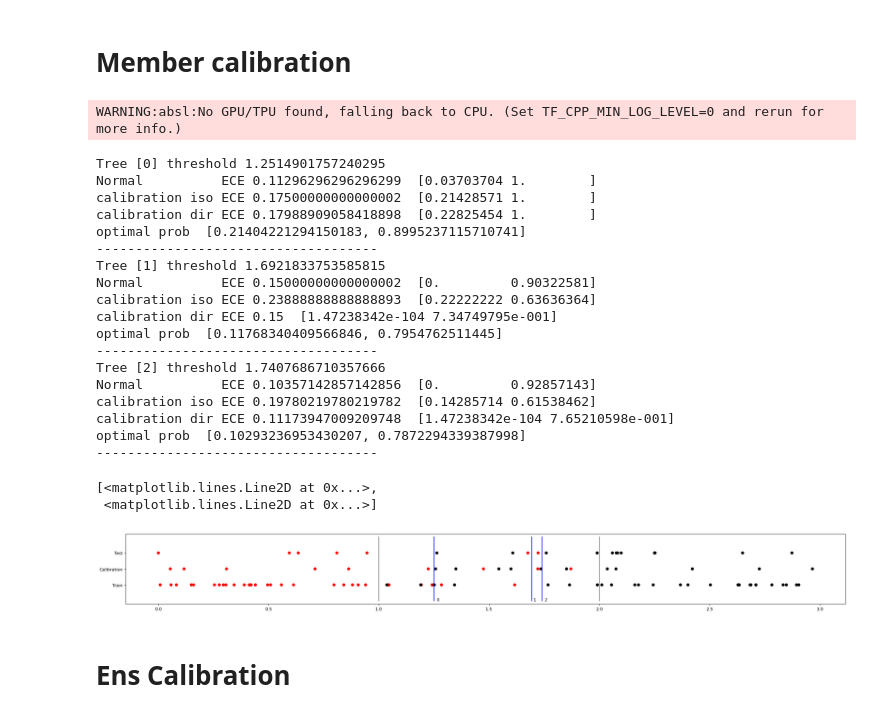
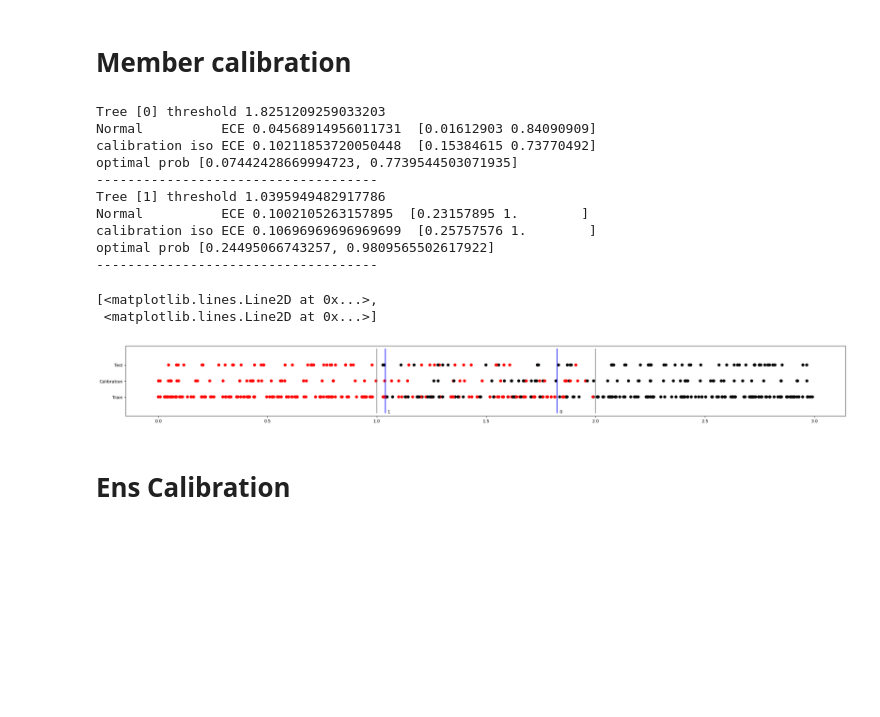
Before and after one commit to mhshaker/Calibration, a Jupyter notebook: Data_simulation_test.ipynb, the cells around one changed output. Cells and saved outputs as stored; diff of their text form; code cells hidden in the pictures; blank space fills up the shorter version.

```diff
--- a/Data_simulation_test.ipynb
+++ b/Data_simulation_test.ipynb
@@ -23,7 +23,7 @@ calibration_method = "isotonic"
 # Data creation
 # %%
 
-data_size = 100
+data_size = 500
 
 x = np.random.uniform(low=0, high=3, size=(data_size,))
 y = np.where(x<1, 0, np.where(x>2, 1, 1/2))
@@ -51,7 +51,7 @@ plt.plot(x1, y1, x2, y2, c="gray")
 # optimal prob
 from math import nan
 
-def opt_prob(x, threshold_side="left"):
+def opt_prob(threshold, x):
     p_a_0 = 1
     p_b_0 = 1/2
     p_c_0 = 0
@@ -61,36 +61,36 @@ def opt_prob(x, threshold_side="left"):
     p_c_1 = 1
 
     # checking the un defined boundaries
-    if x < 0:
+    if threshold < 0:
         return nan
-    if x > 3:
+    if threshold > 3:
         return nan
 
     # calculating the length of each section
-    if x <= 1:
-        a = x
+    if threshold <= 1:
+        a = threshold
         b = 0
         c = 0
-    if 1 < x <= 2:
+    if 1 < threshold <= 2:
         a = 1
-        b = x - 1
+        b = threshold - 1
         c = 0
-    if 2 < x <= 3:
+    if 2 < threshold <= 3:
         a = 1
         b = 1
-        c = x - 2
+        c = threshold - 2
 
-    if threshold_side == "right":
+    if x >= threshold:
         a = 1 - a
         b = 1 - b
         c = 1 - c
 
-        x = 3 - x
-    # print("side ", threshold_side)
+        threshold = 3 - threshold
+    # print("side ", x)
     # print("a ", a)
     # print("b ", b)
     # print("c ", c)
-    prob_1 = (a * p_a_1 + b * p_b_1 + c * p_c_1) / x # Probability of class one on the left side of the threshold ( here threshold is x)
-    prob_0 = (a * p_a_0 + b * p_b_0 + c * p_c_0) / x # Probability of class zero on the left side of the threshold
+    prob_1 = (a * p_a_1 + b * p_b_1 + c * p_c_1) / threshold # Probability of class one on the left side of the threshold ( here threshold is threshold)
+    prob_0 = (a * p_a_0 + b * p_b_0 + c * p_c_0) / threshold # Probability of class zero on the left side of the threshold
 
     return prob_0, prob_1
@@ -109,7 +101,7 @@ opt_prob(2, "right")
 # %% [markdown]
 # Model: Decision stump ensembel
 # %%
-model = RandomForestClassifier(max_depth=1, n_estimators=3, random_state=seed)
+model = RandomForestClassifier(max_depth=1, n_estimators=2, random_state=seed)
 model.fit(x_train, y_train)
 predictions_x_test = model.predict(x_test)
 prob_x_test = model.predict_proba(x_test)
@@ -117,6 +109,7 @@ prob_x_calib = model.predict_proba(x_calib)
 # %% [markdown]
 # Member calibration
 # %%
+thresholds = []
 figure(figsize=(30, 3), dpi=80)
 
 for est_index, estimator in enumerate(model.estimators_):
@@ -136,62 +129,50 @@ for est_index, estimator in enumerate(model.estimators_):
         tree_prob_x_test_calib = model_calib.predict_proba(x_test)
 
         print(f"calibration iso ECE {calibm.confidance_ECE(tree_prob_x_test_calib, y_test)} ", np.unique(tree_prob_x_test_calib[:,0]))
 
     if calibration_method == "Dir":
         skf = StratifiedKFold(n_splits=3, shuffle=True, random_state=0)
         reg = [1e-1, 1e-2, 1e-3, 1e-4, 1e-5]
         calibrator = FullDirichletCalibrator(reg_lambda=reg, reg_mu=None)
         dir_calib = GridSearchCV(calibrator, param_grid={'reg_lambda':  reg, 'reg_mu': [None]}, cv=skf, scoring='neg_log_loss')
         dir_calib.fit(prob_x_calib , y_calib)
         tree_prob_x_test_calib = dir_calib.predict_proba(tree_prob_x_test)
 
         print(f"calibration dir ECE {calibm.confidance_ECE(tree_prob_x_test_calib, y_test)} ", np.unique(tree_prob_x_test_calib[:,0]))
 
     # optimal prob
-    a = 1
-    b = tree_threshold - 1
-    c = 2 - tree_threshold
-    o_p_neg = a/(a+b) + (b * (1/2)) /(a+b)
-    o_p_pos = a/(a+c) + (c * (1/2)) /(a+c)
-    # o_p_pos = (c * (1/2))
-    print(f"optimal prob ", [1 - o_p_pos, o_p_neg])
+    thresholds.append(tree_threshold)
+    o_p_pos_r, _ = opt_prob(tree_threshold, tree_threshold + 0.1)
+    o_p_pos_l, _ = opt_prob(tree_threshold, tree_threshold - 0.1)
+    print(f"optimal prob [{o_p_pos_r}, {o_p_pos_l}]")
     print("------------------------------------")
 
     plt.plot([tree_threshold,tree_threshold], [3,-1], c="blue")
     plt.annotate(est_index, (tree_threshold+0.01, -1))
 
 plt.scatter(x_train, np.full(len(x_train), "Train"), c=y_train, cmap=matplotlib.colors.ListedColormap(colors))
 # for i, txt in enumerate(np.ones(len(x_train))): # attempt to label the training data of each tree in the RF (plot works but cannot access the training subsets)
 #     plt.annotate(int(txt), (x_train[i], "Train"))
 
 plt.scatter(x_calib, np.full(len(x_calib), "Calibration"), c=y_calib, cmap=matplotlib.colors.ListedColormap(colors))
 plt.scatter(x_test, np.full(len(x_test), "Test"), c=y_test, cmap=matplotlib.colors.ListedColormap(colors))
 x1, y1 = [1, 1], [3, -1]
 x2, y2 = [2, 2], [3, -1]
 plt.plot(x1, y1, x2, y2, c="gray")
 # %% [output]
-WARNING:absl:No GPU/TPU found, falling back to CPU. (Set TF_CPP_MIN_LOG_LEVEL=0 and rerun for more info.)
+Tree [0] threshold 1.8251209259033203
+Normal          ECE 0.04568914956011731  [0.01612903 0.84090909]
+calibration iso ECE 0.10211853720050448  [0.15384615 0.73770492]
+optimal prob [0.07442428669994723, 0.7739544503071935]
+------------------------------------
+Tree [1] threshold 1.0395949482917786
+Normal          ECE 0.1002105263157895  [0.23157895 1.        ]
+calibration iso ECE 0.10696969696969699  [0.25757576 1.        ]
+optimal prob [0.24495066743257, 0.9809565502617922]
+------------------------------------
-Tree [0] threshold 1.2514901757240295
-Normal          ECE 0.11296296296296299  [0.03703704 1.        ]
-calibration iso ECE 0.17500000000000002  [0.21428571 1.        ]
-calibration dir ECE 0.17988909058418898  [0.22825454 1.        ]
-optimal prob  [0.21404221294150183, 0.8995237115710741]
-------------------------------------
-Tree [1] threshold 1.6921833753585815
-Normal          ECE 0.15000000000000002  [0.         0.90322581]
-calibration iso ECE 0.23888888888888893  [0.22222222 0.63636364]
-calibration dir ECE 0.15  [1.47238342e-104 7.34749795e-001]
-optimal prob  [0.11768340409566846, 0.7954762511445]
-------------------------------------
-Tree [2] threshold 1.7407686710357666
-Normal          ECE 0.10357142857142856  [0.         0.92857143]
-calibration iso ECE 0.19780219780219782  [0.14285714 0.61538462]
-calibration dir ECE 0.11173947009209748  [1.47238342e-104 7.65210598e-001]
-optimal prob  [0.10293236953430207, 0.7872294339387998]
-------------------------------------
+[<matplotlib.lines.Line2D at 0x...>,
+ <matplotlib.lines.Line2D at 0x...>]
-[<matplotlib.lines.Line2D at 0x...>,
- <matplotlib.lines.Line2D at 0x...>]
-[figure, old version]
+[figure, new version]
 # %% [markdown]
 # Ens Calibration
 # %%
```
Also changed, not shown: parts of 16 cells of this notebook, 2 other files.
